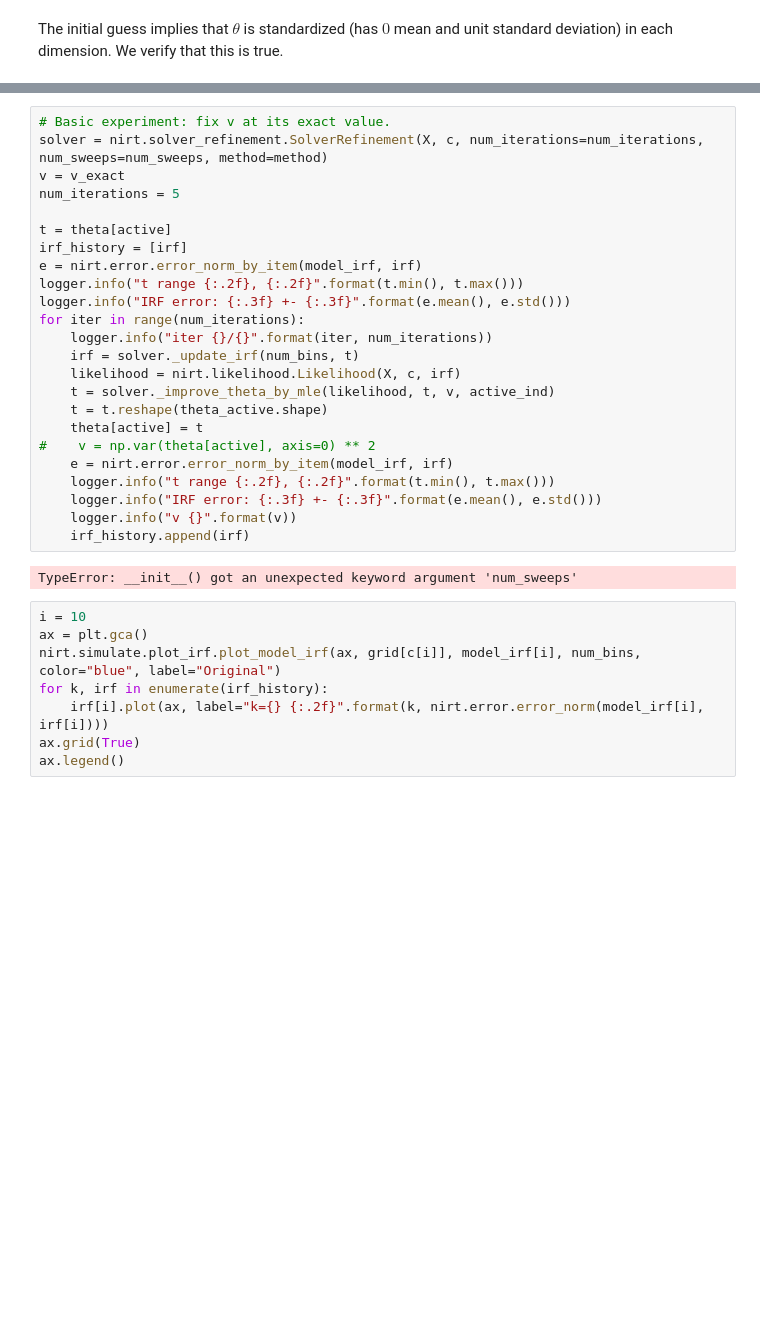
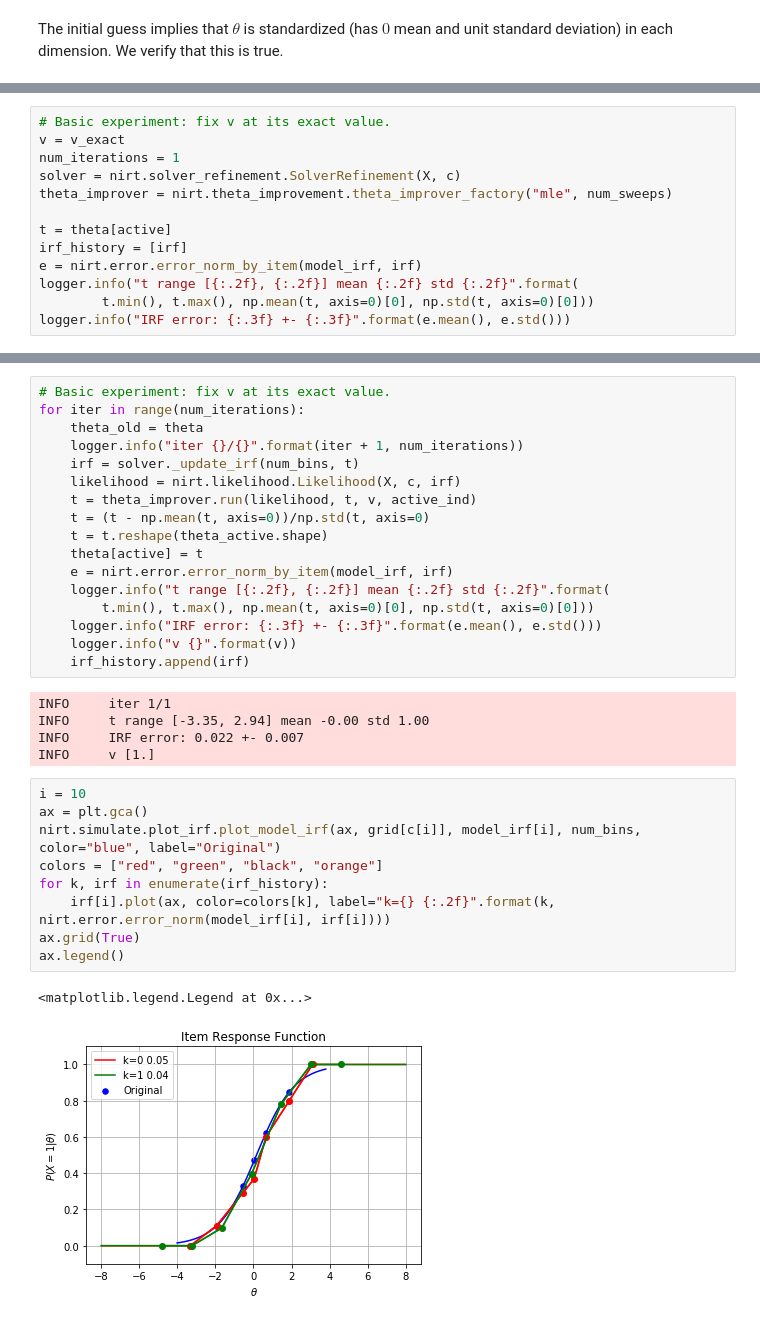
Before and after one commit to ETS-Next-Gen/irt-mcmc, a Jupyter notebook: notebooks/irt_solver_1d_simulated_data.ipynb, the cells around one changed output, grey strips where cells are left out. Cells and saved outputs as stored; diff of their text form; blank space fills up the shorter version.

```diff
--- a/notebooks/irt_solver_1d_simulated_data.ipynb
+++ b/notebooks/irt_solver_1d_simulated_data.ipynb
@@ -199,0 +198,13 @@ var [1.00032493]
+# %%
+# Basic experiment: fix v at its exact value.
+v = v_exact
+num_iterations = 1
+solver = nirt.solver_refinement.SolverRefinement(X, c)
+theta_improver = nirt.theta_improvement.theta_improver_factory("mle", num_sweeps)
+
+t = theta[active]
+irf_history = [irf]
+e = nirt.error.error_norm_by_item(model_irf, irf)
+logger.info("t range [{:.2f}, {:.2f}] mean {:.2f} std {:.2f}".format(
+        t.min(), t.max(), np.mean(t, axis=0)[0], np.std(t, axis=0)[0]))
+logger.info("IRF error: {:.3f} +- {:.3f}".format(e.mean(), e.std()))
@@ -200,34 +214,34 @@ var [1.00032493]
 # %%
 # Basic experiment: fix v at its exact value.
-solver = nirt.solver_refinement.SolverRefinement(X, c, num_iterations=num_iterations, num_sweeps=num_sweeps, method=method)
-v = v_exact
-num_iterations = 5
-
-t = theta[active]
-irf_history = [irf]
-e = nirt.error.error_norm_by_item(model_irf, irf)
-logger.info("t range {:.2f}, {:.2f}".format(t.min(), t.max()))
-logger.info("IRF error: {:.3f} +- {:.3f}".format(e.mean(), e.std()))
 for iter in range(num_iterations):
-    logger.info("iter {}/{}".format(iter, num_iterations))
+    theta_old = theta
+    logger.info("iter {}/{}".format(iter + 1, num_iterations))
     irf = solver._update_irf(num_bins, t)
     likelihood = nirt.likelihood.Likelihood(X, c, irf)
-    t = solver._improve_theta_by_mle(likelihood, t, v, active_ind)
+    t = theta_improver.run(likelihood, t, v, active_ind)
+    t = (t - np.mean(t, axis=0))/np.std(t, axis=0)
     t = t.reshape(theta_active.shape)
     theta[active] = t
-#    v = np.var(theta[active], axis=0) ** 2
     e = nirt.error.error_norm_by_item(model_irf, irf)
-    logger.info("t range {:.2f}, {:.2f}".format(t.min(), t.max()))
+    logger.info("t range [{:.2f}, {:.2f}] mean {:.2f} std {:.2f}".format(
+        t.min(), t.max(), np.mean(t, axis=0)[0], np.std(t, axis=0)[0]))
     logger.info("IRF error: {:.3f} +- {:.3f}".format(e.mean(), e.std()))
     logger.info("v {}".format(v))
     irf_history.append(irf)
 # %% [output]
-TypeError: __init__() got an unexpected keyword argument 'num_sweeps'
+INFO     iter 1/1
+INFO     t range [-3.35, 2.94] mean -0.00 std 1.00
+INFO     IRF error: 0.022 +- 0.007
+INFO     v [1.]
 # %%
 i = 10
 ax = plt.gca()
 nirt.simulate.plot_irf.plot_model_irf(ax, grid[c[i]], model_irf[i], num_bins, color="blue", label="Original")
+colors = ["red", "green", "black", "orange"]
 for k, irf in enumerate(irf_history):
-    irf[i].plot(ax, label="k={} {:.2f}".format(k, nirt.error.error_norm(model_irf[i], irf[i])))
+    irf[i].plot(ax, color=colors[k], label="k={} {:.2f}".format(k, nirt.error.error_norm(model_irf[i], irf[i])))
 ax.grid(True)
 ax.legend()
+# %% [output]
+<matplotlib.legend.Legend at 0x...>
+[figure, added]
```
Also changed, not shown: parts of 24 cells of this notebook, 22 other files.
